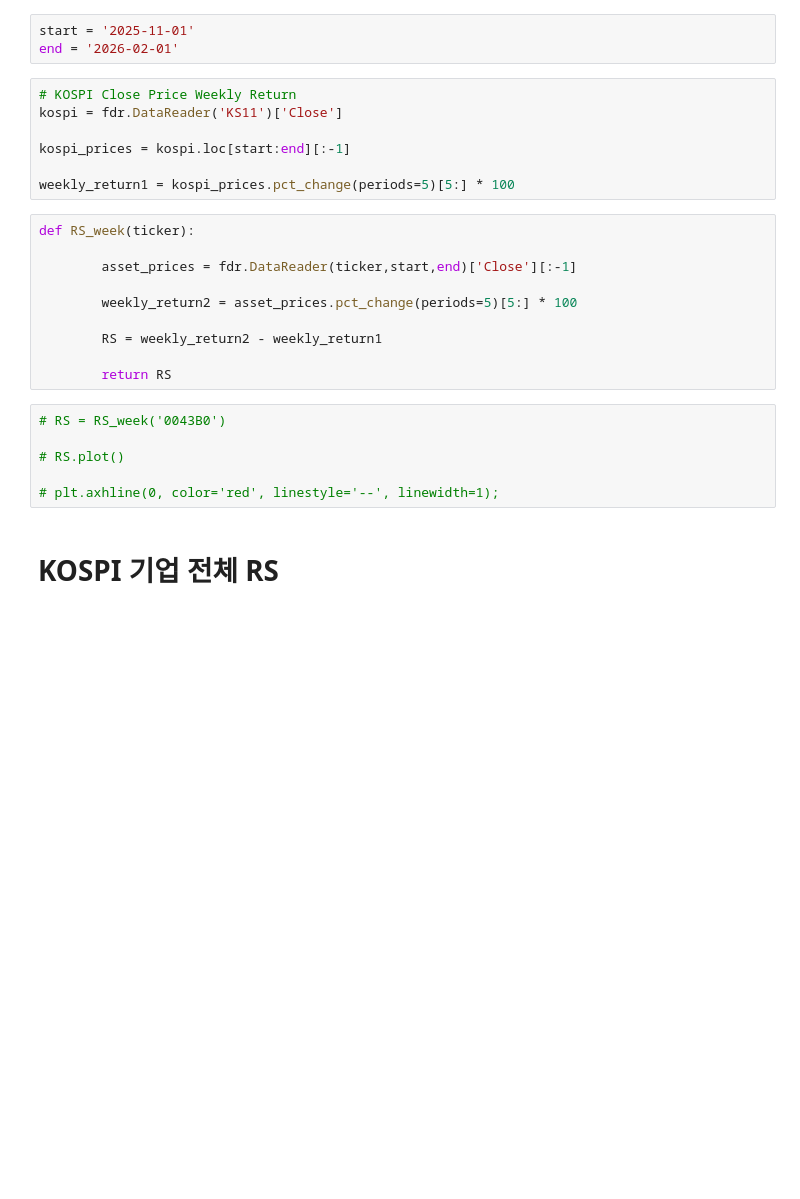
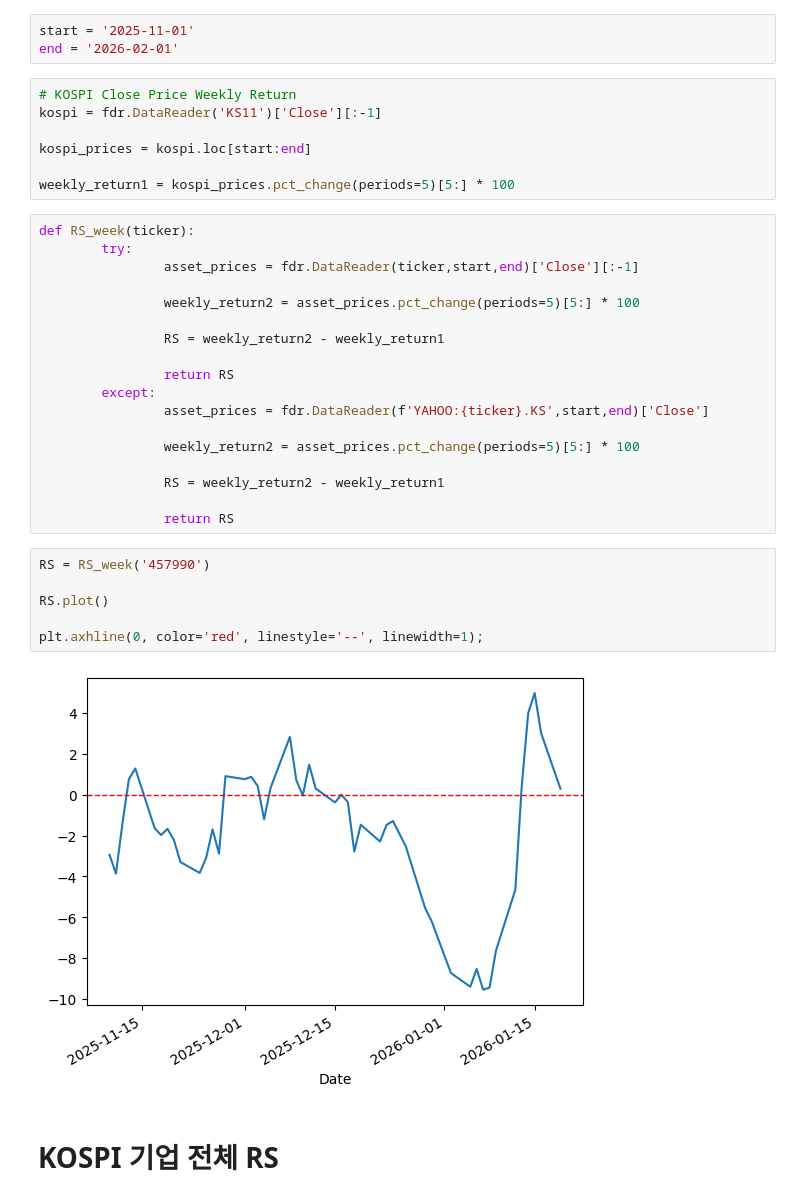
Before and after one commit to MinjunChoi24/JustStudy, a Jupyter notebook: Stock_analysis/Corp_RS.ipynb, the cells around one changed output. Cells and saved outputs as stored; diff of their text form; blank space fills up the shorter version.

```diff
--- a/Stock_analysis/Corp_RS.ipynb
+++ b/Stock_analysis/Corp_RS.ipynb
@@ -10,27 +10,37 @@ start = '2025-11-01'
 end = '2026-02-01'
 # %%
 # KOSPI Close Price Weekly Return
-kospi = fdr.DataReader('KS11')['Close']
+kospi = fdr.DataReader('KS11')['Close'][:-1]
 
-kospi_prices = kospi.loc[start:end][:-1]
+kospi_prices = kospi.loc[start:end]
 
 weekly_return1 = kospi_prices.pct_change(periods=5)[5:] * 100
 # %%
 def RS_week(ticker):
+        try:
+                asset_prices = fdr.DataReader(ticker,start,end)['Close'][:-1]
 
-        asset_prices = fdr.DataReader(ticker,start,end)['Close'][:-1]
+                weekly_return2 = asset_prices.pct_change(periods=5)[5:] * 100
 
-        weekly_return2 = asset_prices.pct_change(periods=5)[5:] * 100
+                RS = weekly_return2 - weekly_return1
 
-        RS = weekly_return2 - weekly_return1
+                return RS
+        except:
+                asset_prices = fdr.DataReader(f'YAHOO:{ticker}.KS',start,end)['Close']
 
-        return RS
+                weekly_return2 = asset_prices.pct_change(periods=5)[5:] * 100
+
+                RS = weekly_return2 - weekly_return1
+
+                return RS
 # %%
-# RS = RS_week('0043B0')
+RS = RS_week('457990')
 
-# RS.plot()
+RS.plot()
 
-# plt.axhline(0, color='red', linestyle='--', linewidth=1);
+plt.axhline(0, color='red', linestyle='--', linewidth=1);
+# %% [output]
+[figure, added]
 # %% [markdown]
 # KOSPI 기업 전체 RS
 # %%
```
Also changed, not shown: parts of 1 cell of this notebook, 9 other files.
